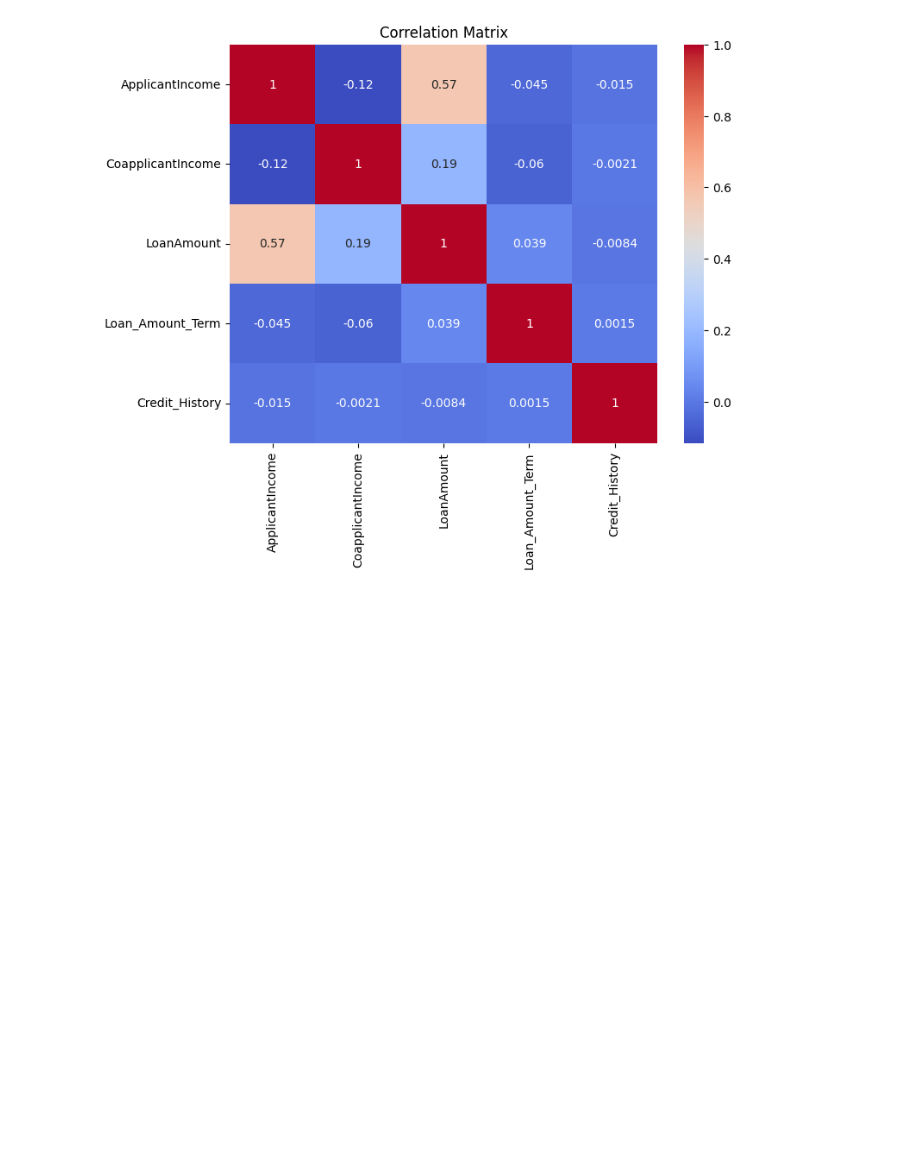
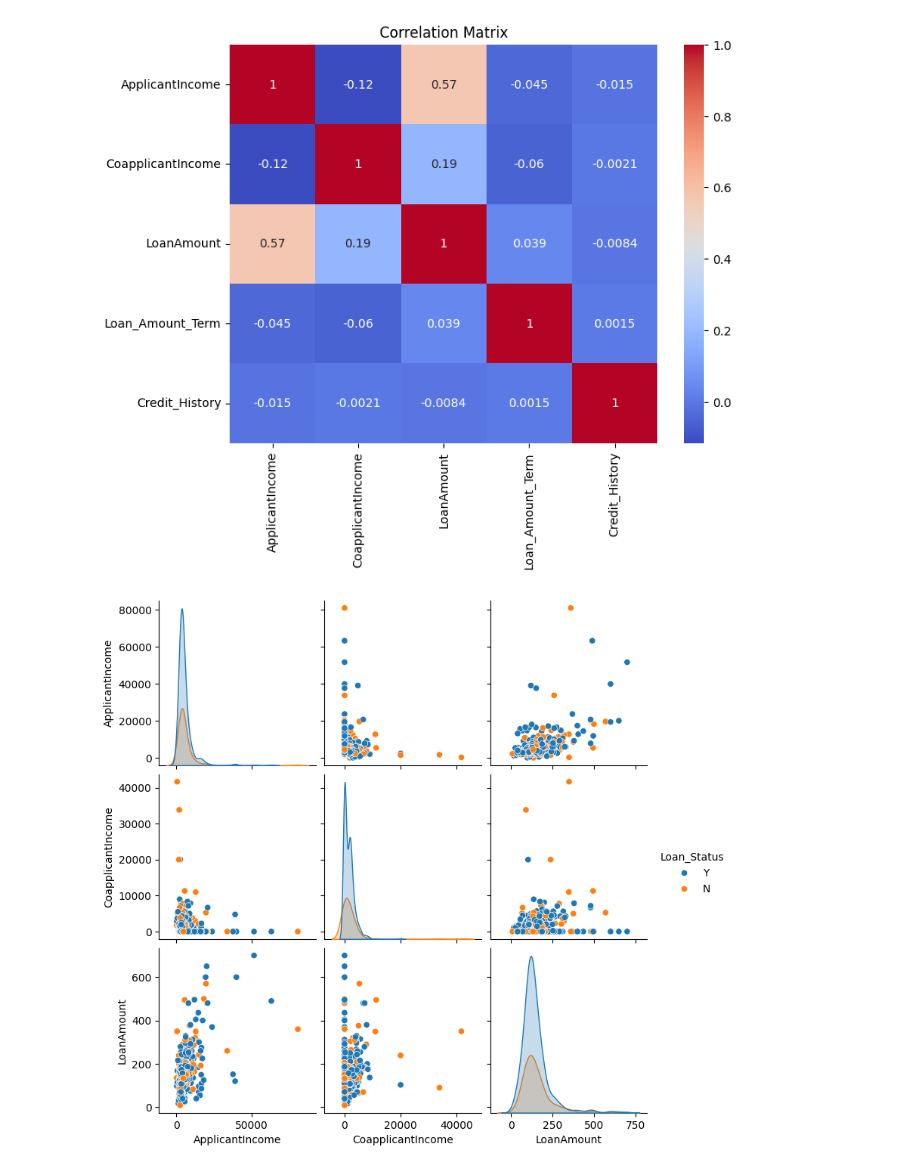
Before and after one commit to Deepakpakalapati30/Smart-Lender, a Jupyter notebook: loan_prediction.ipynb, the cells around one changed output. Drawn from its saved outputs; the diff is of its cells as text; code cells hidden in the pictures; blank space fills up the shorter version.

```diff
--- a/loan_prediction.ipynb
+++ b/loan_prediction.ipynb
@@ -277,3 +277,12 @@ plt.title("Correlation Matrix")
 plt.show()
 # %% [output]
 [figure]
+# %%
+sns.pairplot(
+    data,
+    hue="Loan_Status",
+    vars=["ApplicantIncome", "CoapplicantIncome", "LoanAmount"]
+)
+plt.show()
+# %% [output]
+[figure, added]
```
Also changed, not shown: parts of 4 cells of this notebook.
